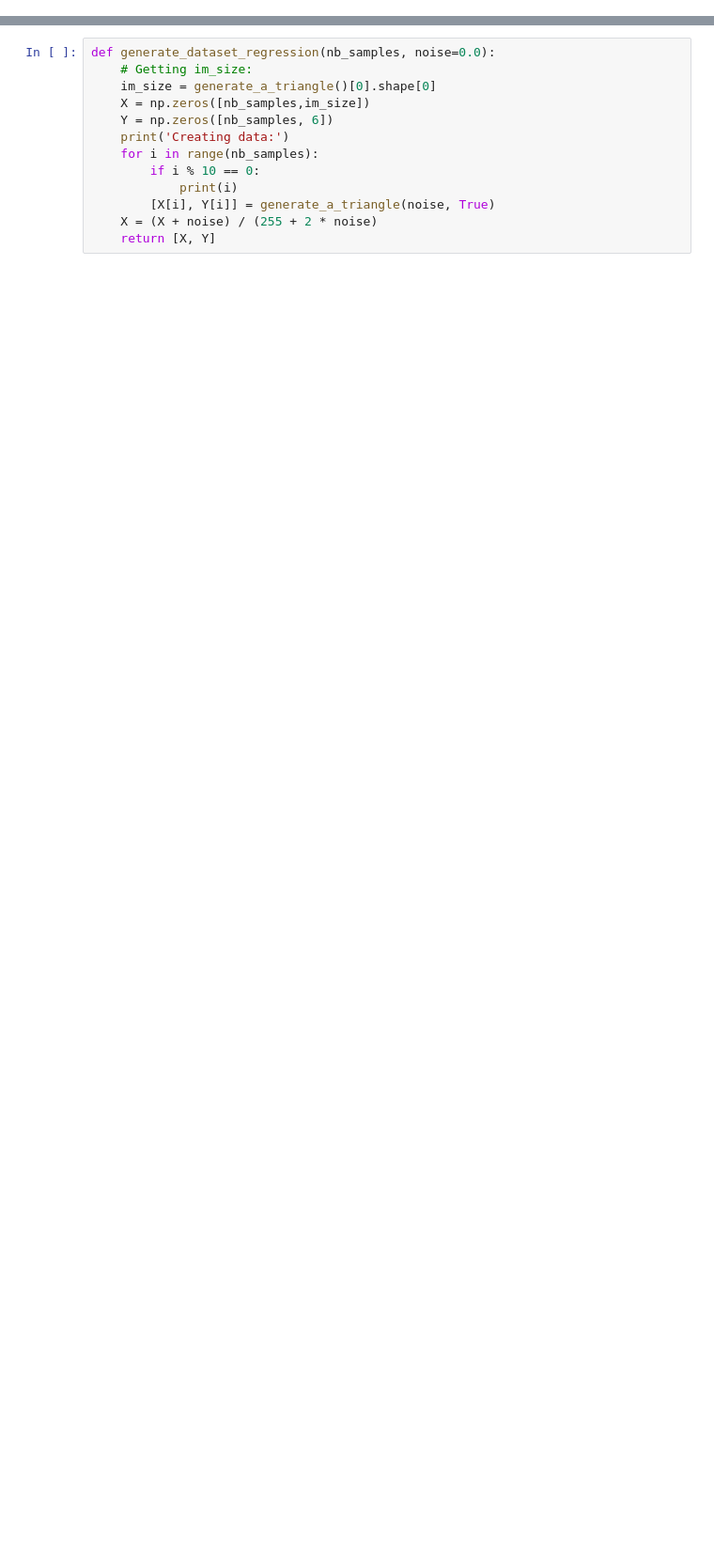
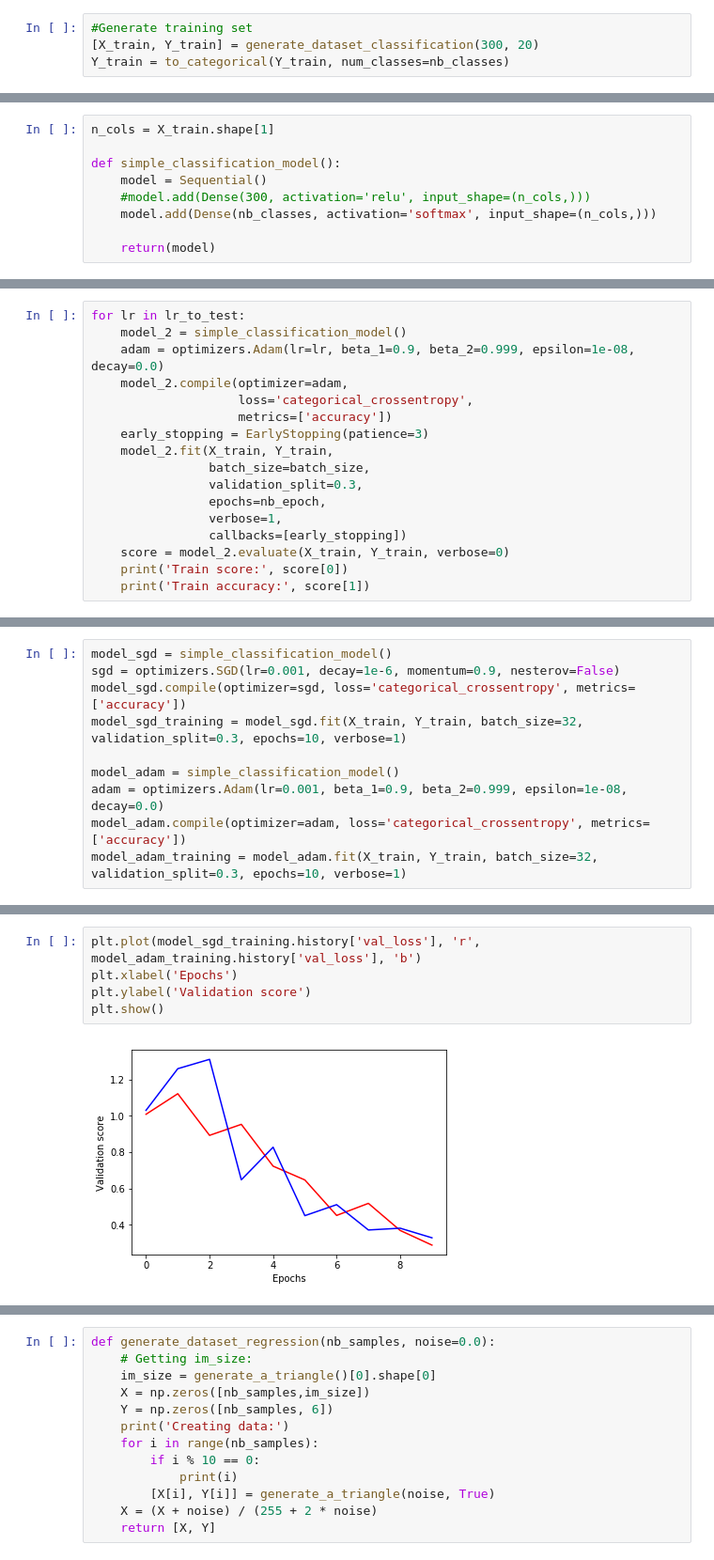
Before and after one commit to kdlinda/Deep-Learning, a Jupyter notebook: Miniproject_1_Classification and Regression.ipynb, the cells around one changed output, grey strips where cells are left out. Shown at 94% size. Saved outputs shown, nothing was run; the diff lists cells and outputs as text; blank space fills up the shorter version.

```diff
--- a/Miniproject_1_Classification and Regression.ipynb
+++ b/Miniproject_1_Classification and Regression.ipynb
@@ -113,0 +149,4 @@ def generate_test_set_classification():
+# %%
+#Generate training set
+[X_train, Y_train] = generate_dataset_classification(300, 20)
+Y_train = to_categorical(Y_train, num_classes=nb_classes)
@@ -113,0 +171,9 @@ def generate_test_set_classification():
+# %%
+n_cols = X_train.shape[1]
+
+def simple_classification_model():
+    model = Sequential()
+    #model.add(Dense(300, activation='relu', input_shape=(n_cols,)))
+    model.add(Dense(nb_classes, activation='softmax', input_shape=(n_cols,)))
+
+    return(model)
@@ -113,0 +219,17 @@ def generate_test_set_classification():
+# %%
+for lr in lr_to_test:
+    model_2 = simple_classification_model()
+    adam = optimizers.Adam(lr=lr, beta_1=0.9, beta_2=0.999, epsilon=1e-08, decay=0.0)
+    model_2.compile(optimizer=adam,
+                    loss='categorical_crossentropy',
+                    metrics=['accuracy'])
+    early_stopping = EarlyStopping(patience=3)
+    model_2.fit(X_train, Y_train,
+                batch_size=batch_size,
+                validation_split=0.3,
+                epochs=nb_epoch,
+                verbose=1,
+                callbacks=[early_stopping])
+    score = model_2.evaluate(X_train, Y_train, verbose=0)
+    print('Train score:', score[0])
+    print('Train accuracy:', score[1])
@@ -113,0 +256,10 @@ def generate_test_set_classification():
+# %%
+model_sgd = simple_classification_model()
+sgd = optimizers.SGD(lr=0.001, decay=1e-6, momentum=0.9, nesterov=False)
+model_sgd.compile(optimizer=sgd, loss='categorical_crossentropy', metrics=['accuracy'])
+model_sgd_training = model_sgd.fit(X_train, Y_train, batch_size=32, validation_split=0.3, epochs=10, verbose=1)
+
+model_adam = simple_classification_model()
+adam = optimizers.Adam(lr=0.001, beta_1=0.9, beta_2=0.999, epsilon=1e-08, decay=0.0)
+model_adam.compile(optimizer=adam, loss='categorical_crossentropy', metrics=['accuracy'])
+model_adam_training = model_adam.fit(X_train, Y_train, batch_size=32, validation_split=0.3, epochs=10, verbose=1)
@@ -113,0 +284,7 @@ def generate_test_set_classification():
+# %%
+plt.plot(model_sgd_training.history['val_loss'], 'r', model_adam_training.history['val_loss'], 'b')
+plt.xlabel('Epochs')
+plt.ylabel('Validation score')
+plt.show()
+# %% [output]
+[figure, added]
```
Also changed, not shown: parts of 79 cells of this notebook, 2 other files.
